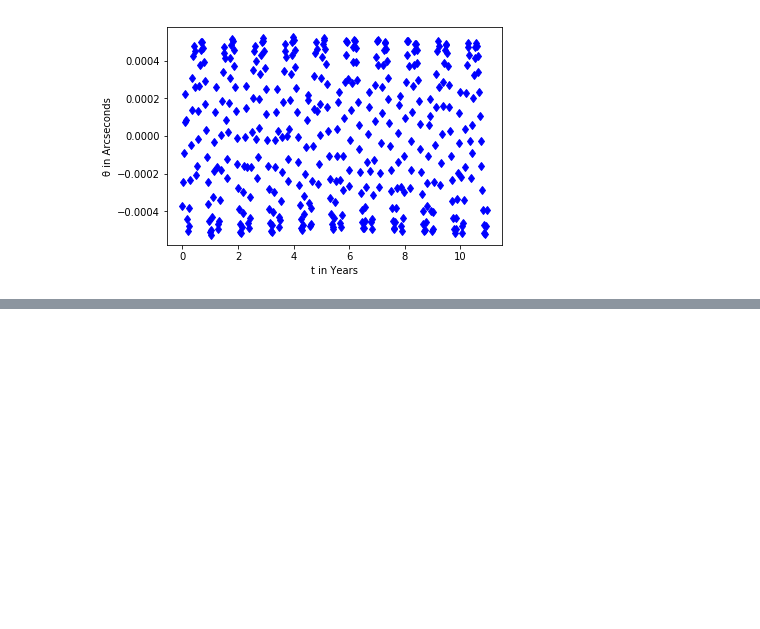
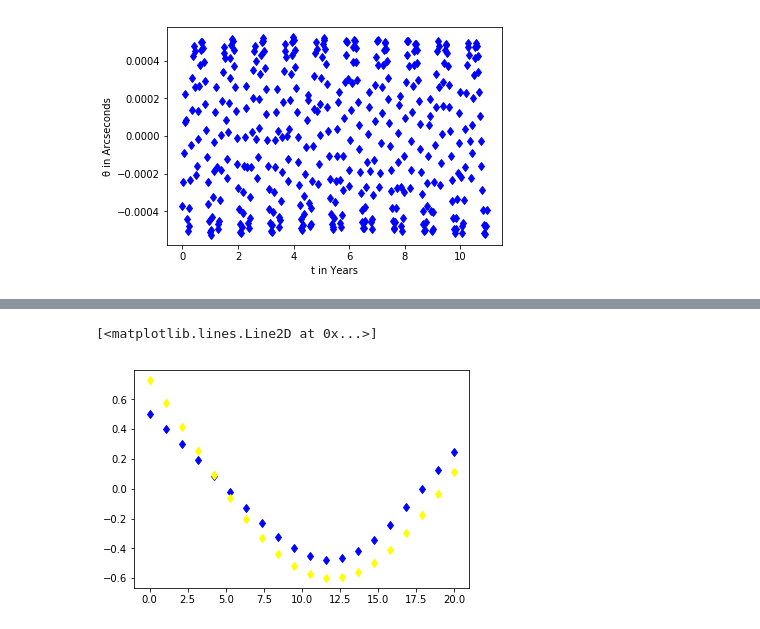
Before and after one commit to Alexandros101/Irregular-Satellites, a Jupyter notebook: Aberrations.ipynb, the cells around one changed output, grey strips where cells are left out. Saved outputs shown, nothing was run; the diff lists cells and outputs as text; code cells hidden in the pictures; blank space fills up the shorter version.

```diff
--- a/Aberrations.ipynb
+++ b/Aberrations.ipynb
@@ -237,0 +357,7 @@ Text(0,0.5,'θ in Arcseconds')
+# %%
+x = np.linspace(0,20,20)
+plt.plot(x,(np.array(mycoordsDEC)-np.array(acoordsDEC))*np.pi/180 *1e6,"d",color = "blue")
+plt.plot(x,(np.array(acoordsD)-5),"d",color = "yellow")
+# %% [output]
+[<matplotlib.lines.Line2D at 0x...>]
+[figure, added]
```
Also changed, not shown: parts of 14 cells of this notebook, 1 other file.
